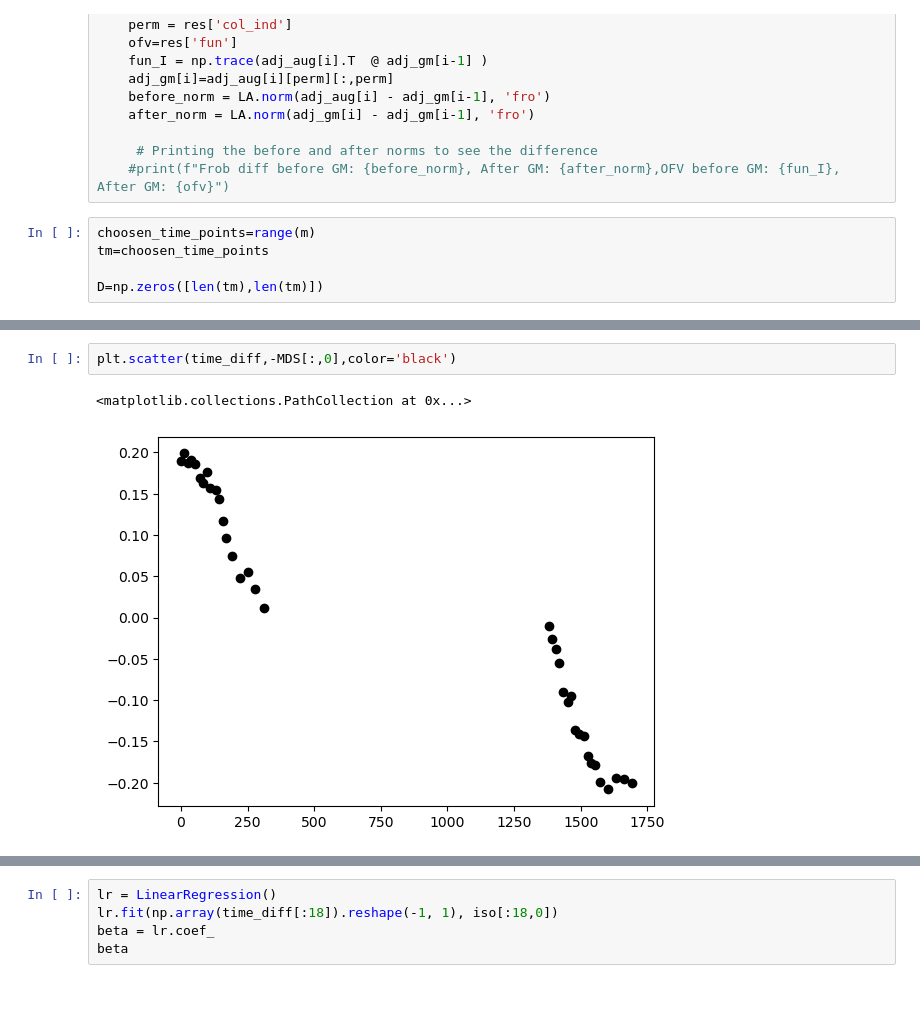
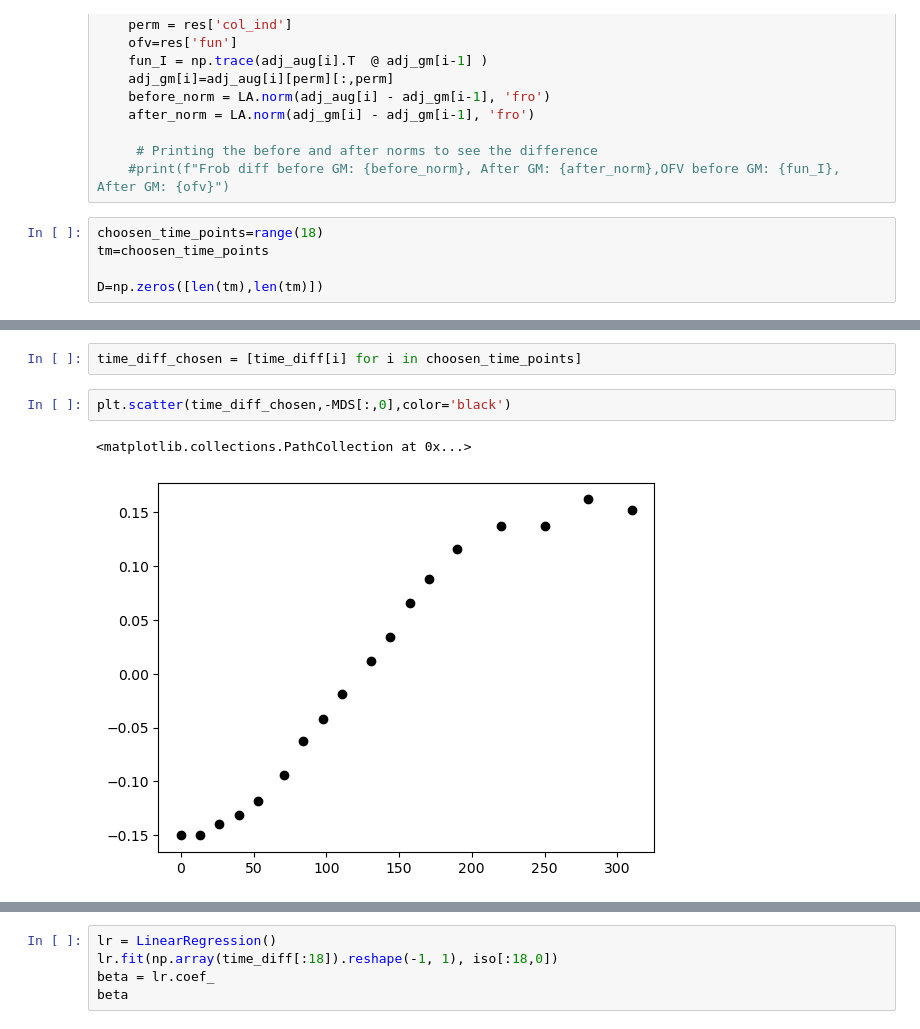
Before and after one commit to TianyiChen97/Organoid, a Jupyter notebook: Iso-mirror-TBS-no-window_pairwiseLCCC.ipynb, the cells around one changed output, grey strips where cells are left out. Drawn from its saved outputs; the diff is of its cells as text; blank space fills up the shorter version.

```diff
--- a/Iso-mirror-TBS-no-window_pairwiseLCCC.ipynb
+++ b/Iso-mirror-TBS-no-window_pairwiseLCCC.ipynb
@@ -220,7 +220,7 @@ for i in range(1, m):
      # Printing the before and after norms to see the difference
     #print(f"Frob diff before GM: {before_norm}, After GM: {after_norm},OFV before GM: {fun_I}, After GM: {ofv}")
 # %%
-choosen_time_points=range(m)
+choosen_time_points=range(18)
 tm=choosen_time_points
 
 D=np.zeros([len(tm),len(tm)])
@@ -308,8 +291,10 @@ CMDS embedding dim: 3
+# %%
+time_diff_chosen = [time_diff[i] for i in choosen_time_points]
 # %%
-plt.scatter(time_diff,-MDS[:,0],color='black')
+plt.scatter(time_diff_chosen,-MDS[:,0],color='black')
 # %% [output]
 <matplotlib.collections.PathCollection at 0x...>
-[figure, old version]
+[figure, new version]
 # %%
 plt.scatter(MDS[:,0],-MDS[:,1],color='black')
 for i in range(len(tm)):
```
Also changed, not shown: parts of 6 cells of this notebook, 2 other files.
